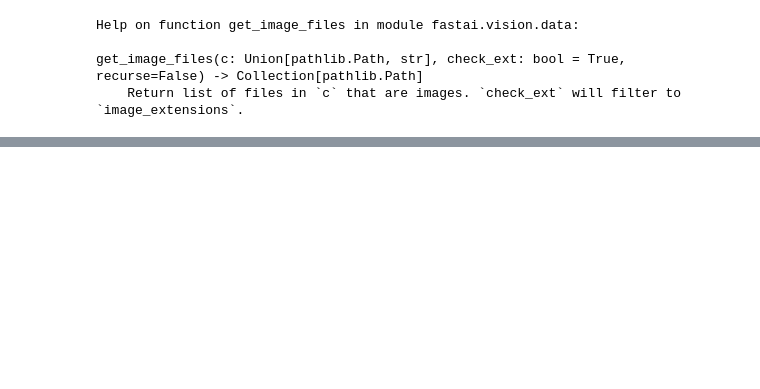
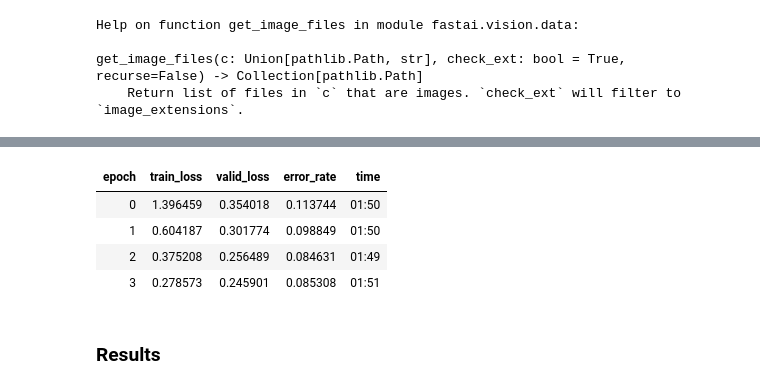
Before and after one commit to kvs1998/Practical-Deep-Learning-for-Coders-v3, a Jupyter notebook: lesson01_pets.ipynb, the cells around one changed output, grey strips where cells are left out. Cells and saved outputs as stored; diff of their text form; code cells hidden in the pictures; blank space fills up the shorter version.

```diff
--- a/lesson01_pets.ipynb
+++ b/lesson01_pets.ipynb
@@ -105,0 +158,8 @@ data.show_batch(rows = 3, figsize=(7,6) )
+# %%
+learn.fit_one_cycle(4)
+# %% [output]
+| epoch | train_loss | valid_loss | error_rate | time |
+| 0 | 1.396459 | 0.354018 | 0.113744 | 01:50 |
+| 1 | 0.604187 | 0.301774 | 0.098849 | 01:50 |
+| 2 | 0.375208 | 0.256489 | 0.084631 | 01:49 |
+| 3 | 0.278573 | 0.245901 | 0.085308 | 01:51 |
@@ -105,0 +168,2 @@ data.show_batch(rows = 3, figsize=(7,6) )
+# %% [markdown]
+### Results
```
Also changed, not shown: parts of 22 cells of this notebook.
